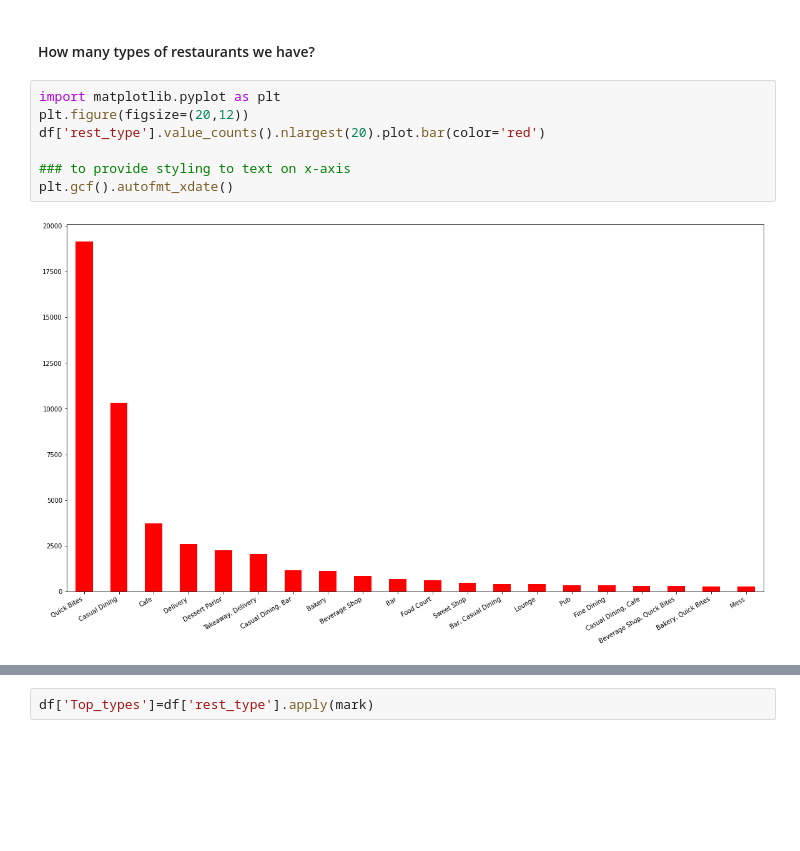
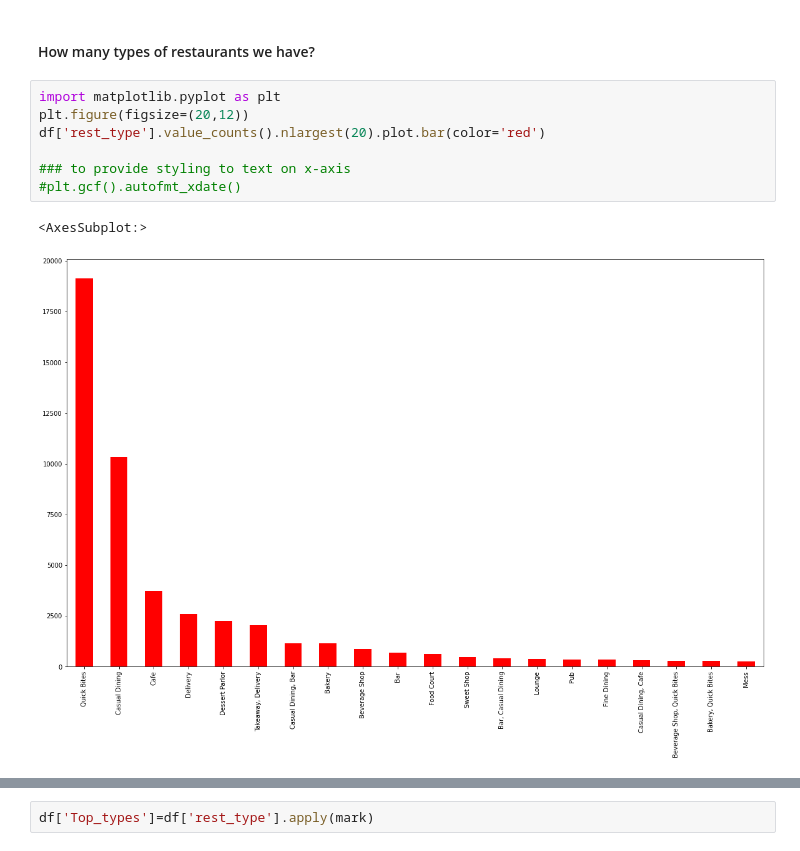
Before and after one commit to imshivam24/Zomato_Proj, a Jupyter notebook: Zomato Project.ipynb, the cells around one changed output, grey strips where cells are left out. Saved outputs shown, nothing was run; the diff lists cells and outputs as text; blank space fills up the shorter version.

```diff
--- a/Zomato Project.ipynb
+++ b/Zomato Project.ipynb
@@ -199,12 +199,13 @@ dtype('float64')
 # %%
 import matplotlib.pyplot as plt
 plt.figure(figsize=(20,12))
 df['rest_type'].value_counts().nlargest(20).plot.bar(color='red')
 
 ### to provide styling to text on x-axis
-plt.gcf().autofmt_xdate()
+#plt.gcf().autofmt_xdate()
 # %% [output]
+<AxesSubplot:>
-[figure, old version]
+[figure, new version]
 # %%
 df['rest_type'].value_counts()
 # %% [output]
```
Also changed, not shown: parts of 77 cells of this notebook.
